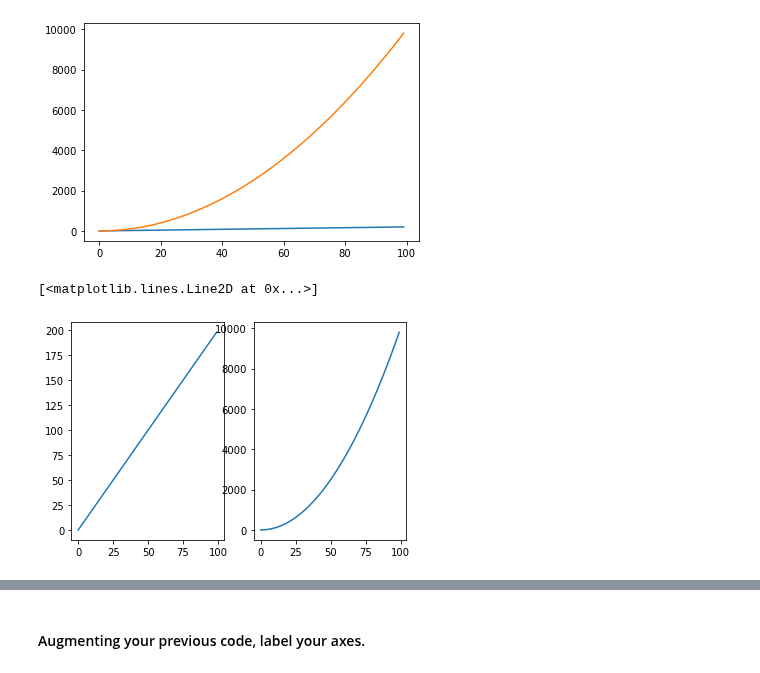
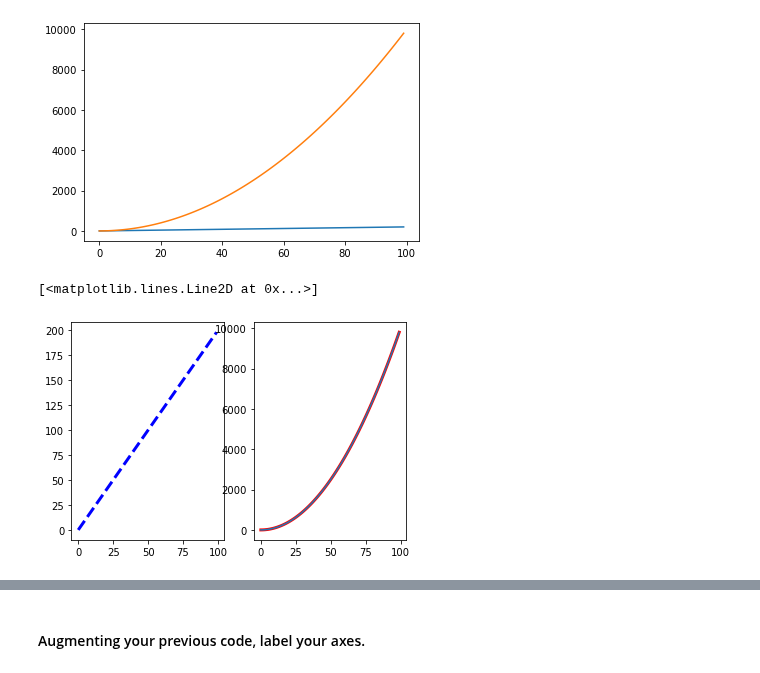
Before and after one commit to davidegonzale/data-pt-ber-08-20, a Jupyter notebook: Labs/module-1_labs/04_pandas/08_basics_plotting/your-code/My_challenge-1.ipynb, the cells around one changed output, grey strips where cells are left out. Cells and saved outputs as stored; diff of their text form; code cells hidden in the pictures.

Commit message:
Challenge 2 plotting

```diff
--- a/Labs/module-1_labs/04_pandas/08_basics_plotting/your-code/My_challenge-1.ipynb
+++ b/Labs/module-1_labs/04_pandas/08_basics_plotting/your-code/My_challenge-1.ipynb
@@ -45,9 +45,11 @@ plt.show()
 [figure]
 # %%
 plt.subplot(1,2,1)
-plt.plot(x,y)
+plt.plot(x,y,lw=3,color="b", ls='--')
 plt.subplot(1,2,2)
+plt.plot(x,z,lw=3, color="r",ls='-')
+
 plt.plot(x, z)
 # %% [output]
 [<matplotlib.lines.Line2D at 0x...>]
-[figure, old version]
+[figure, new version]
```
Also changed, not shown: parts of 4 cells of this notebook, 1 other file.
